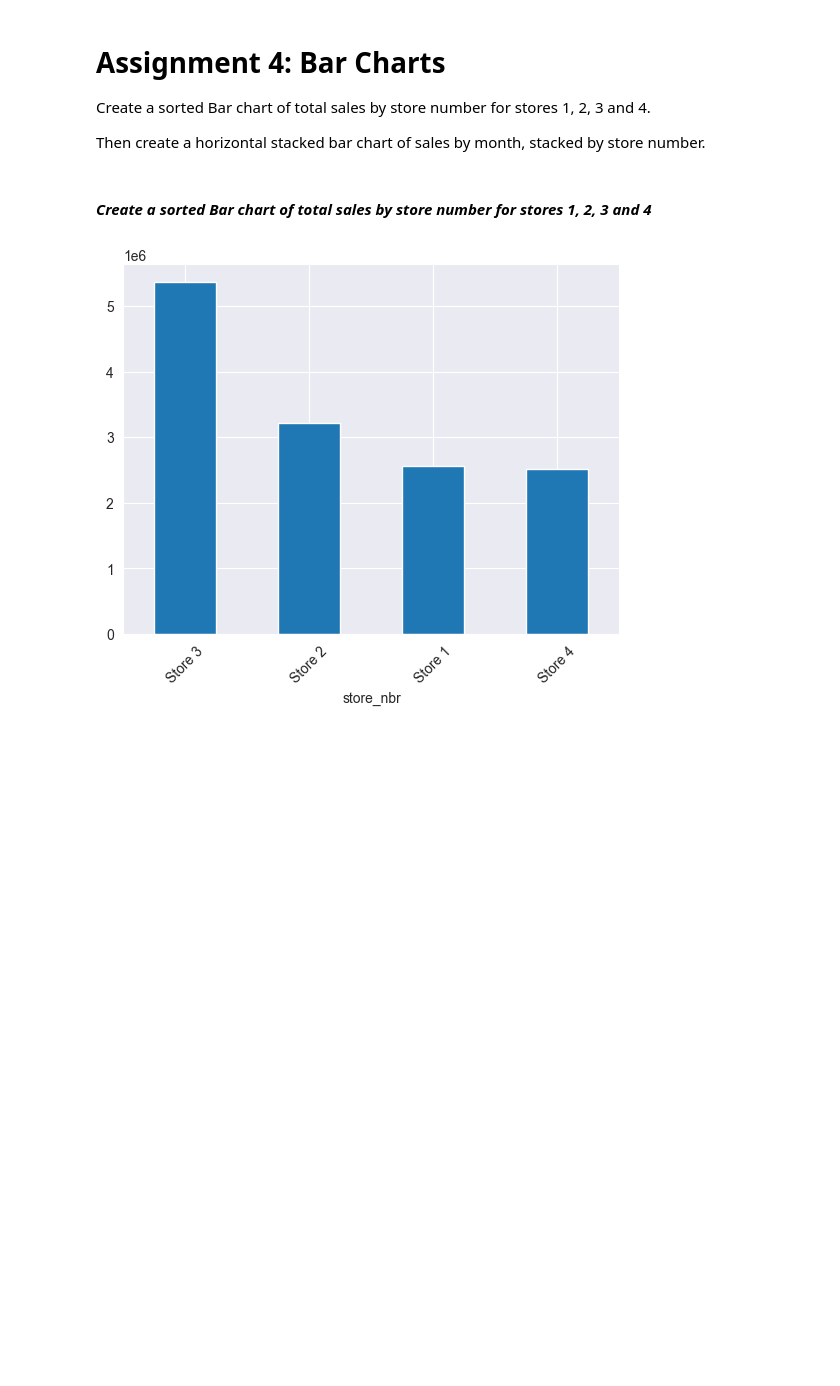
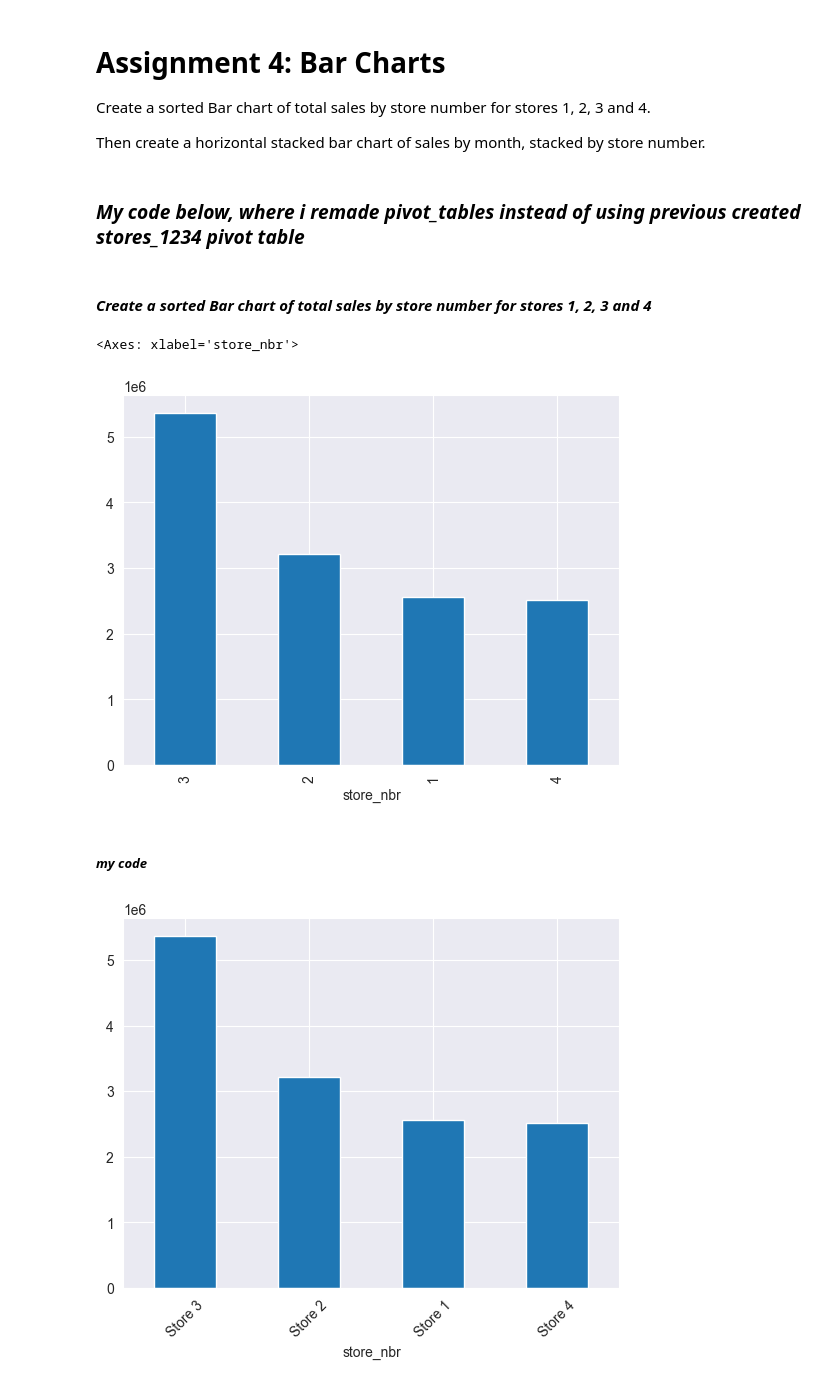
Before and after one commit to jameslaurence82/Udemy-Python_DataAnalysis_NumpyPandas, a Jupyter notebook: Pandas Course Resources/Course_Assignments/section05_data_viz.ipynb, the cells around one changed output. Cells and saved outputs as stored; diff of their text form; code cells hidden in the pictures; blank space fills up the shorter version.

```diff
--- a/Pandas Course Resources/Course_Assignments/section05_data_viz.ipynb
+++ b/Pandas Course Resources/Course_Assignments/section05_data_viz.ipynb
@@ -151,5 +151,7 @@ stores_1234.plot(
 Create a sorted Bar chart of total sales by store number for stores 1, 2, 3 and 4.
 
 Then create a horizontal stacked bar chart of sales by month, stacked by store number.
+# %% [markdown]
+### ***My code below, where i remade pivot_tables instead of using previous created stores_1234 pivot table***
 # %% [markdown]
 #### *Create a sorted Bar chart of total sales by store number for stores 1, 2, 3 and 4*
@@ -168,3 +158,11 @@ Then create a horizontal stacked bar chart of sales by month, stacked by store n
+# %%
+### using stores_1234 pivot table DataFrame, groupby month for monthly sums
+stores_1234.sum().sort_values(ascending=False).plot.bar();
+# %% [output]
+<Axes: xlabel='store_nbr'>
+[figure, added]
+# %% [markdown]
+##### *my code*
 # %%
 #### CREATE BAR CHART OF TOTAL TRANSACTIONS FOR STORES 1,2,3,4
 
```
Also changed, not shown: parts of 5 cells of this notebook, 1 other file.
